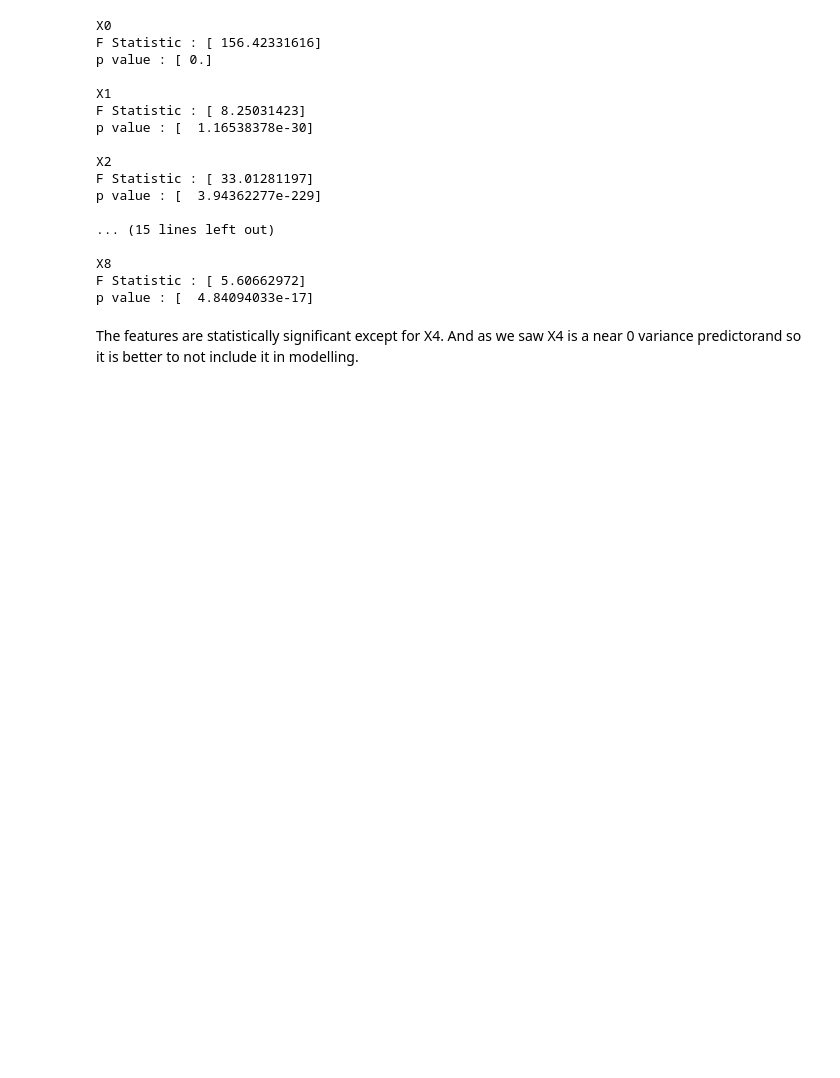
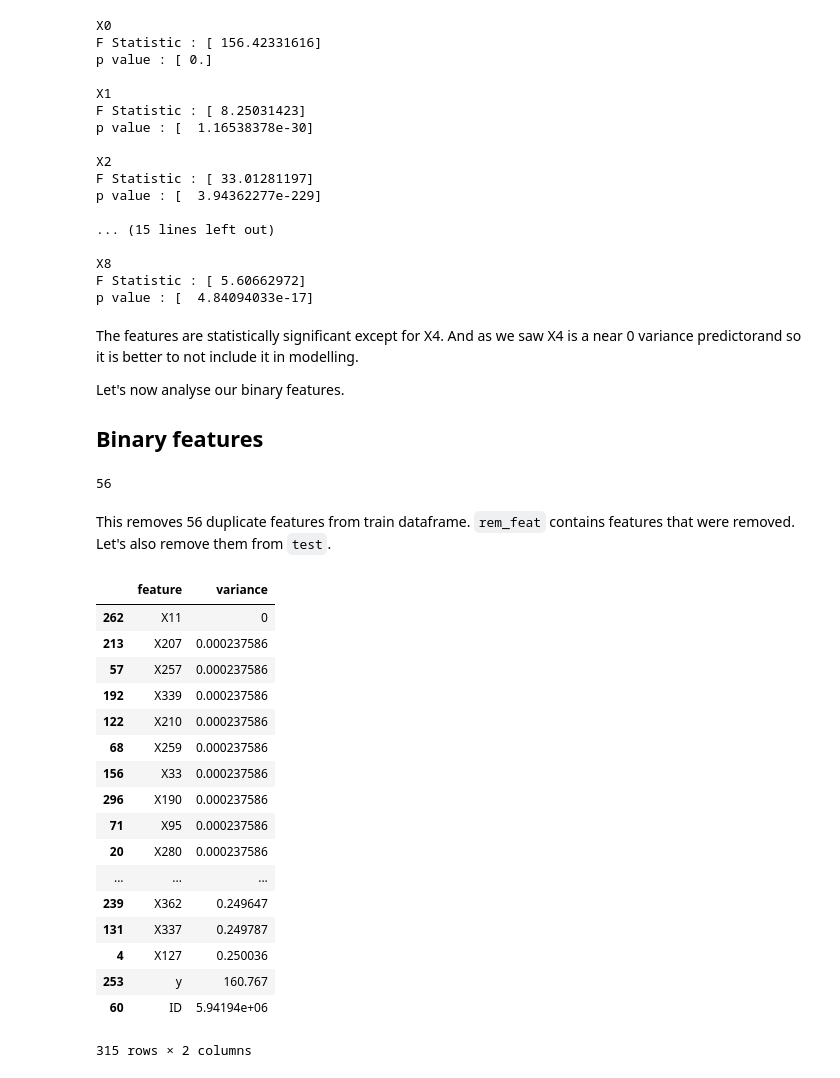
Before and after one commit to skakshay/Merc-Benz-Manufacturing, a Jupyter notebook: nb1.ipynb, the cells around one changed output. Cells and saved outputs as stored; diff of their text form; code cells hidden in the pictures; blank space fills up the shorter version.

```diff
--- a/nb1.ipynb
+++ b/nb1.ipynb
@@ -268,3 +259,19 @@ F Statistic : [ 5.60662972]
 p value : [  4.84094033e-17]
 # %% [markdown]
 The features are statistically significant except for X4. And as we saw X4 is a near 0 variance predictorand so it is better to not include it in modelling.
+
+Let's now analyse our binary features.
+## Binary features
+# %%
+train1 = train.T.drop_duplicates().T
+rem_feat = [f for f in list(train.columns) if f not in list(train1.columns)]
+len(rem_feat)
+
+# The above operation changes the data type of numeric features to 'object' so let's change them back.
+train1['y'] = pd.to_numeric(train1['y'])
+train1['ID'] = pd.to_numeric(train['ID'])
+train1['logy'] = pd.to_numeric(train['logy'])
+# %% [output]
+56
+# %% [markdown]
+This removes 56 duplicate features from train dataframe. `rem_feat` contains features that were removed. Let's also remove them from `test`.
@@ -270,0 +280,25 @@ The features are statistically significant except for X4. And as we saw X4 is a
+# %%
+var_df = pd.DataFrame(columns=['feature', 'variance'])
+for feat in list(set(train1.columns)-set(cat_feat)) :
+    var_df.loc[var_df.shape[0],:] = list((feat, train1[feat].var()))
+var_df = var_df.sort_values(by='variance', axis=0)
+var_df
+# %% [output]
+|  | feature | variance |
+| 262 | X11 | 0 |
+| 213 | X207 | 0.000237586 |
+| 57 | X257 | 0.000237586 |
+| 192 | X339 | 0.000237586 |
+| 122 | X210 | 0.000237586 |
+| 68 | X259 | 0.000237586 |
+| 156 | X33 | 0.000237586 |
+| 296 | X190 | 0.000237586 |
+| 71 | X95 | 0.000237586 |
+| 20 | X280 | 0.000237586 |
+| ... | ... | ... |
+| 239 | X362 | 0.249647 |
+| 131 | X337 | 0.249787 |
+| 4 | X127 | 0.250036 |
+| 253 | y | 160.767 |
+| 60 | ID | 5.94194e+06 |
+315 rows × 2 columns
```
Also changed, not shown: parts of 12 cells of this notebook.
